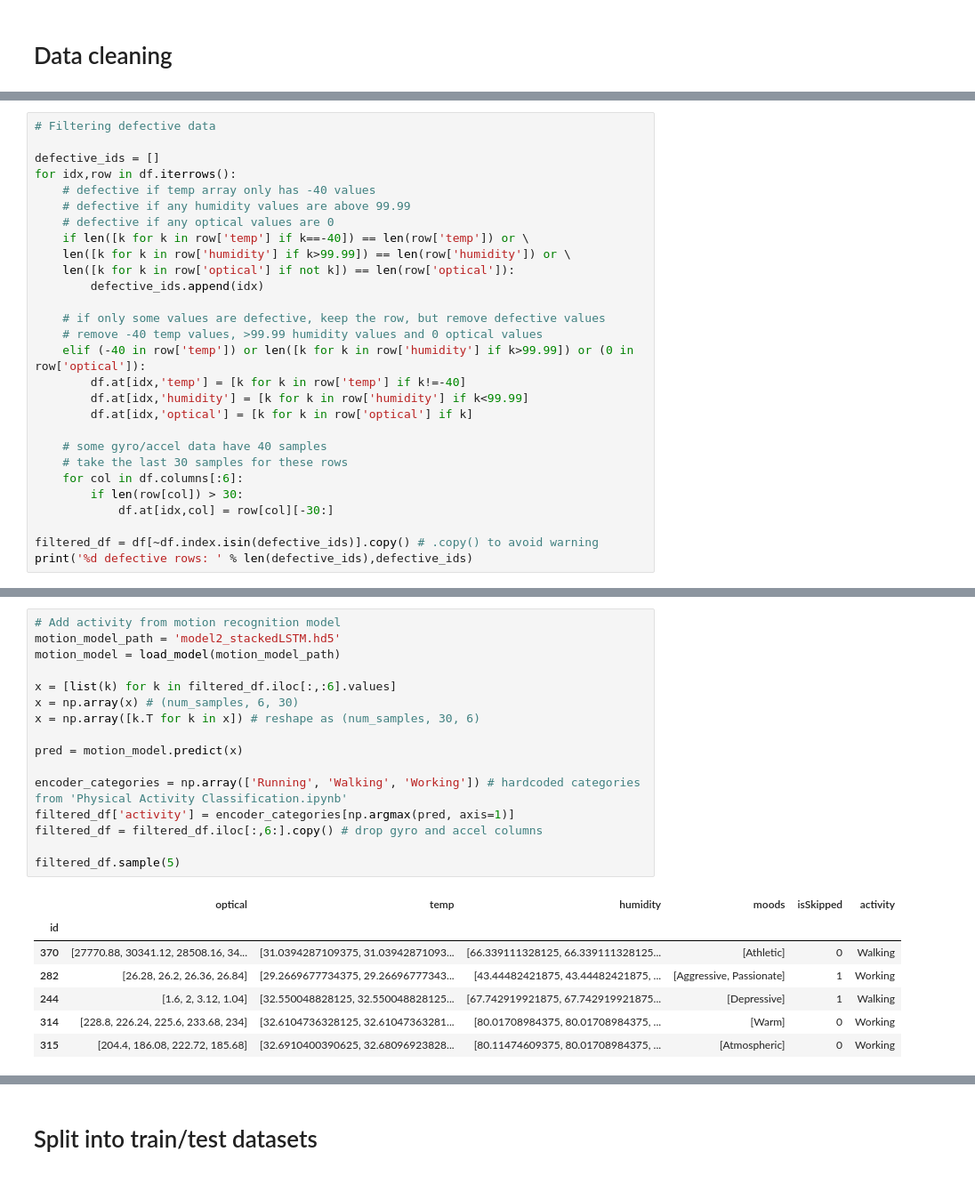
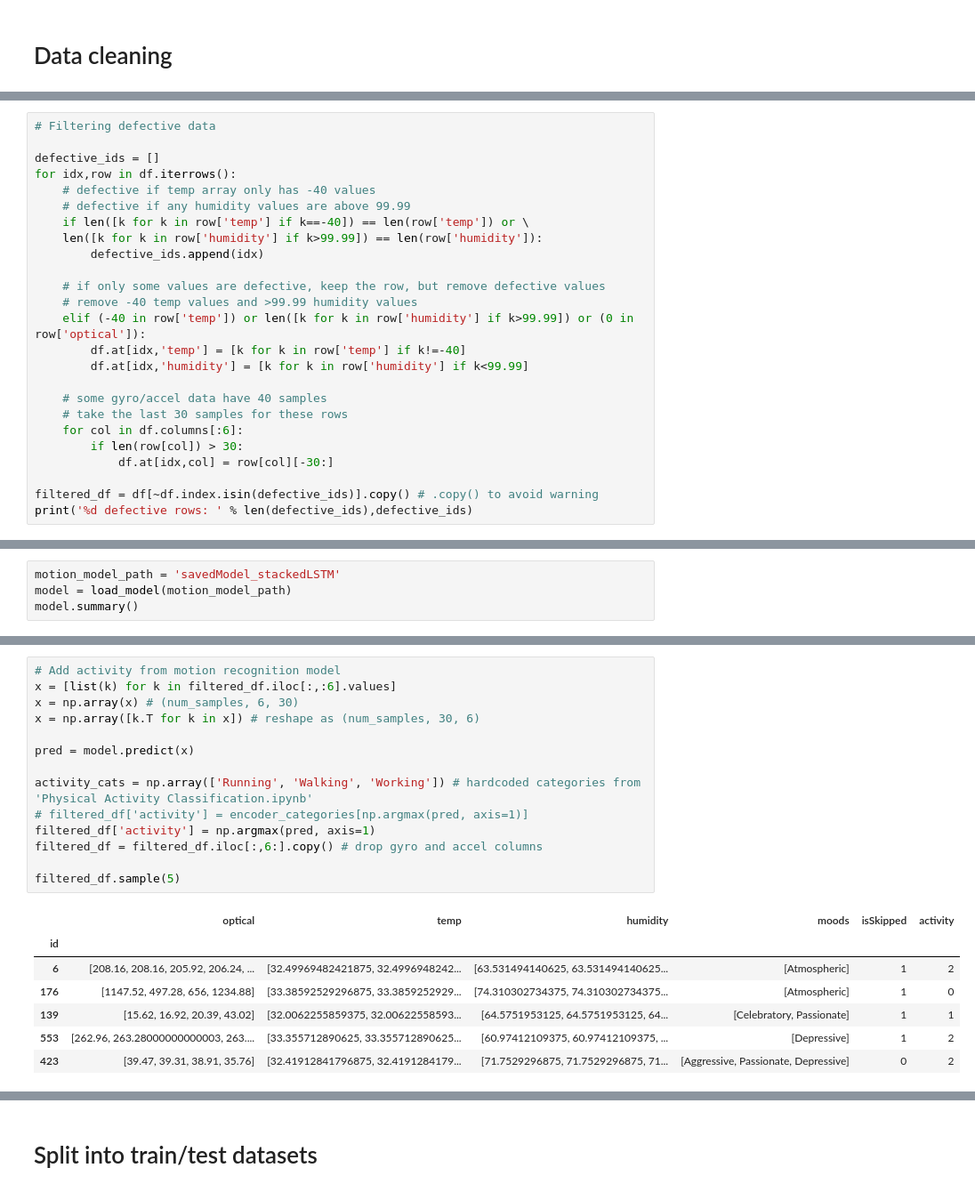
Before and after one commit to ang-zeyu/3237Project, a Jupyter notebook: StatsMethods_song_model.ipynb, the cells around one changed output, grey strips where cells are left out. Shown at 89% size. Cells and saved outputs as stored; diff of their text form.

```diff
--- a/StatsMethods_song_model.ipynb
+++ b/StatsMethods_song_model.ipynb
@@ -44,18 +62,15 @@ defective_ids = []
 for idx,row in df.iterrows():
     # defective if temp array only has -40 values
     # defective if any humidity values are above 99.99
-    # defective if any optical values are 0
     if len([k for k in row['temp'] if k==-40]) == len(row['temp']) or \
-    len([k for k in row['humidity'] if k>99.99]) == len(row['humidity']) or \
-    len([k for k in row['optical'] if not k]) == len(row['optical']):
+    len([k for k in row['humidity'] if k>99.99]) == len(row['humidity']):
         defective_ids.append(idx)
 
     # if only some values are defective, keep the row, but remove defective values
-    # remove -40 temp values, >99.99 humidity values and 0 optical values
+    # remove -40 temp values and >99.99 humidity values
     elif (-40 in row['temp']) or len([k for k in row['humidity'] if k>99.99]) or (0 in row['optical']):
         df.at[idx,'temp'] = [k for k in row['temp'] if k!=-40]
         df.at[idx,'humidity'] = [k for k in row['humidity'] if k<99.99]
-        df.at[idx,'optical'] = [k for k in row['optical'] if k]
 
     # some gyro/accel data have 40 samples
     # take the last 30 samples for these rows
@@ -69,0 +85,4 @@ print('%d defective rows: ' % len(defective_ids),defective_ids)
+# %%
+motion_model_path = 'savedModel_stackedLSTM'
+model = load_model(motion_model_path)
+model.summary()
@@ -70,27 +108,25 @@ print('%d defective rows: ' % len(defective_ids),defective_ids)
 # %%
 # Add activity from motion recognition model
-motion_model_path = 'model2_stackedLSTM.hd5'
-motion_model = load_model(motion_model_path)
-
 x = [list(k) for k in filtered_df.iloc[:,:6].values]
 x = np.array(x) # (num_samples, 6, 30)
 x = np.array([k.T for k in x]) # reshape as (num_samples, 30, 6)
 
-pred = motion_model.predict(x)
+pred = model.predict(x)
 
-encoder_categories = np.array(['Running', 'Walking', 'Working']) # hardcoded categories from 'Physical Activity Classification.ipynb'
-filtered_df['activity'] = encoder_categories[np.argmax(pred, axis=1)]
+activity_cats = np.array(['Running', 'Walking', 'Working']) # hardcoded categories from 'Physical Activity Classification.ipynb'
+# filtered_df['activity'] = encoder_categories[np.argmax(pred, axis=1)]
+filtered_df['activity'] = np.argmax(pred, axis=1)
 filtered_df = filtered_df.iloc[:,6:].copy() # drop gyro and accel columns
 
 filtered_df.sample(5)
 # %% [output]
 |  | optical | temp | humidity | moods | isSkipped | activity |
 | id |  |  |  |  |  |  |
-| 370 | [27770.88, 30341.12, 28508.16, 34... | [31.0394287109375, 31.03942871093... | [66.339111328125, 66.339111328125... | [Athletic] | 0 | Walking |
-| 282 | [26.28, 26.2, 26.36, 26.84] | [29.2669677734375, 29.26696777343... | [43.44482421875, 43.44482421875, ... | [Aggressive, Passionate] | 1 | Working |
-| 244 | [1.6, 2, 3.12, 1.04] | [32.550048828125, 32.550048828125... | [67.742919921875, 67.742919921875... | [Depressive] | 1 | Walking |
-| 314 | [228.8, 226.24, 225.6, 233.68, 234] | [32.6104736328125, 32.61047363281... | [80.01708984375, 80.01708984375, ... | [Warm] | 0 | Working |
-| 315 | [204.4, 186.08, 222.72, 185.68] | [32.6910400390625, 32.68096923828... | [80.11474609375, 80.01708984375, ... | [Atmospheric] | 0 | Working |
+| 6 | [208.16, 208.16, 205.92, 206.24, ... | [32.49969482421875, 32.4996948242... | [63.531494140625, 63.531494140625... | [Atmospheric] | 1 | 2 |
+| 176 | [1147.52, 497.28, 656, 1234.88] | [33.38592529296875, 33.3859252929... | [74.310302734375, 74.310302734375... | [Atmospheric] | 1 | 0 |
+| 139 | [15.62, 16.92, 20.39, 43.02] | [32.0062255859375, 32.00622558593... | [64.5751953125, 64.5751953125, 64... | [Celebratory, Passionate] | 1 | 1 |
+| 553 | [262.96, 263.28000000000003, 263.... | [33.355712890625, 33.355712890625... | [60.97412109375, 60.97412109375, ... | [Depressive] | 1 | 2 |
+| 423 | [39.47, 39.31, 38.91, 35.76] | [32.41912841796875, 32.4191284179... | [71.7529296875, 71.7529296875, 71... | [Aggressive, Passionate, Depressive] | 0 | 2 |
 # %%
 # Obtain mean optical, temp and humidity values
 
```
Also changed, not shown: parts of 19 cells of this notebook.
